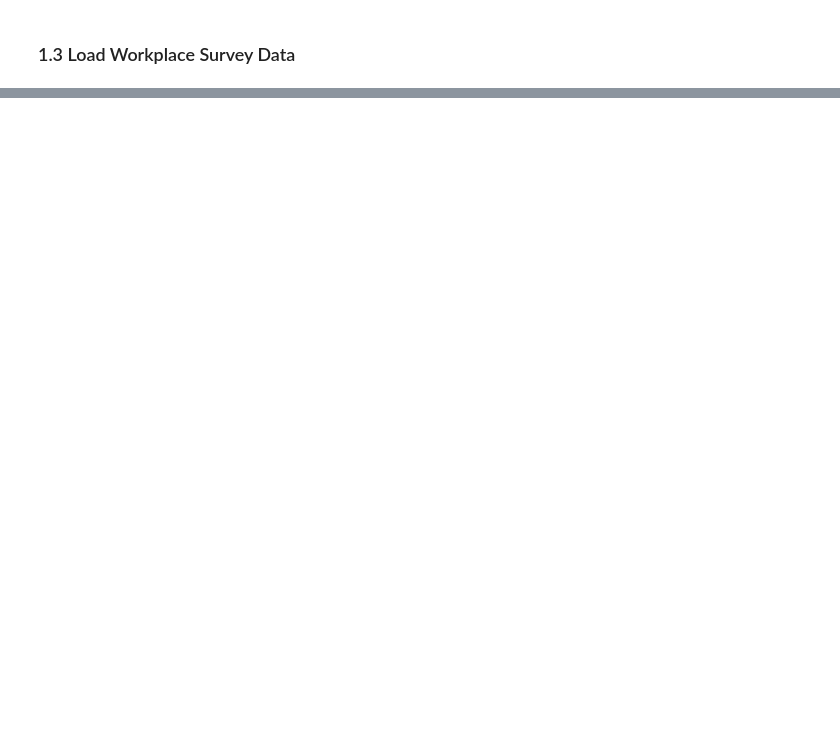
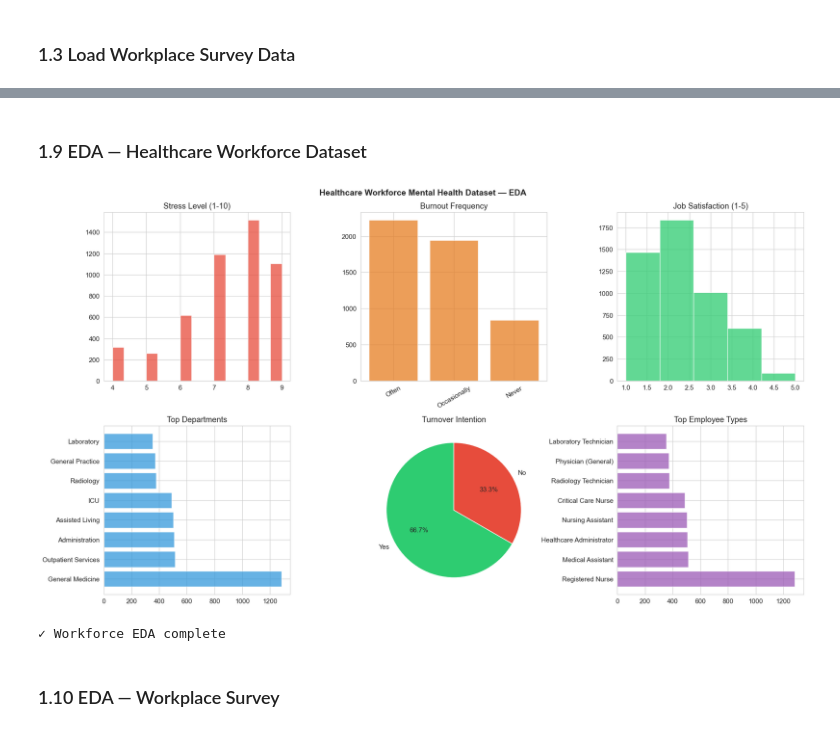
Before and after one commit to NandeeshNB/Explainable-Machine-Learning-for-Stress-Anxiety-and-Depression-Prediction-Among-Healthcare-Workers, a Jupyter notebook: phase1_2_stress_prediction.ipynb, the cells around one changed output, grey strips where cells are left out. Drawn from its saved outputs; the diff is of its cells as text; code cells hidden in the pictures; blank space fills up the shorter version.

```diff
--- a/phase1_2_stress_prediction.ipynb
+++ b/phase1_2_stress_prediction.ipynb
@@ -3210,0 +473,39 @@ EXPORTING MODELS FOR STREAMLIT APP
+# %% [markdown]
+### 1.9 EDA — Healthcare Workforce Dataset
+# %%
+# EDA: Healthcare Workforce
+fig, axes = plt.subplots(2, 3, figsize=(18, 10))
+fig.suptitle("Healthcare Workforce Mental Health Dataset — EDA", fontsize=14, fontweight='bold')
+
+workforce_raw['Stress Level'].hist(bins=15, color='#e74c3c', alpha=0.75, ax=axes[0,0], edgecolor='white')
+axes[0,0].set_title("Stress Level (1-10)")
+
+bc = workforce_raw['Burnout Frequency'].value_counts()
+axes[0,1].bar(bc.index, bc.values, color='#e67e22', alpha=0.75, edgecolor='white')
+axes[0,1].set_title("Burnout Frequency")
+axes[0,1].tick_params(axis='x', rotation=30)
+
+workforce_raw['Job Satisfaction'].hist(bins=5, color='#2ecc71', alpha=0.75, ax=axes[0,2], edgecolor='white')
+axes[0,2].set_title("Job Satisfaction (1-5)")
+
+dc = workforce_raw['Department'].value_counts().head(8)
+axes[1,0].barh(dc.index, dc.values, color='#3498db', alpha=0.75)
+axes[1,0].set_title("Top Departments")
+
+tc = workforce_raw['Turnover Intention'].value_counts()
+axes[1,1].pie(tc.values, labels=tc.index, autopct='%1.1f%%',
+              colors=['#2ecc71','#e74c3c'], startangle=90)
+axes[1,1].set_title("Turnover Intention")
+
+ec = workforce_raw['Employee Type'].value_counts().head(8)
+axes[1,2].barh(ec.index, ec.values, color='#9b59b6', alpha=0.75)
+axes[1,2].set_title("Top Employee Types")
+
+plt.tight_layout()
+plt.show()
+print("✓ Workforce EDA complete")
+# %% [output]
+[figure, added]
+✓ Workforce EDA complete
+# %% [markdown]
+### 1.10 EDA — Workplace Survey
```
Also changed, not shown: parts of 155 cells of this notebook, 26 other files.
